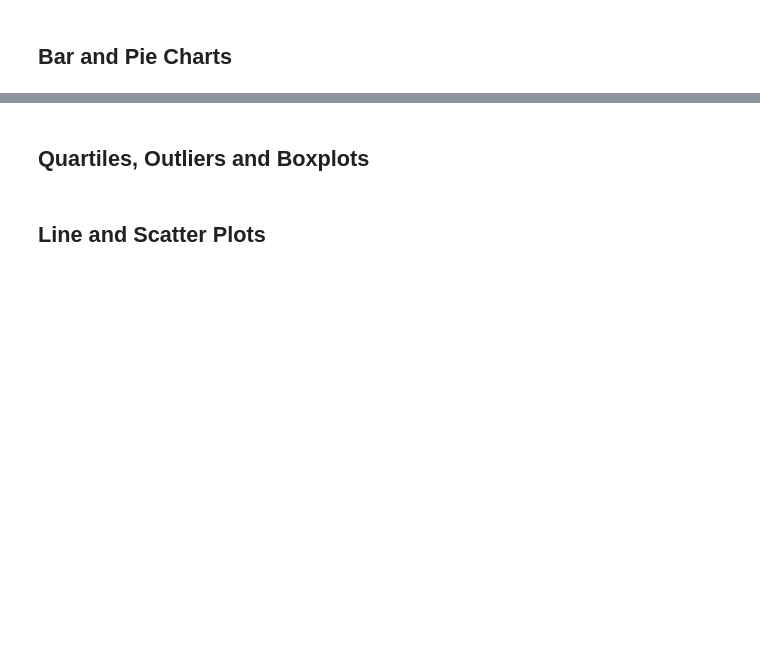
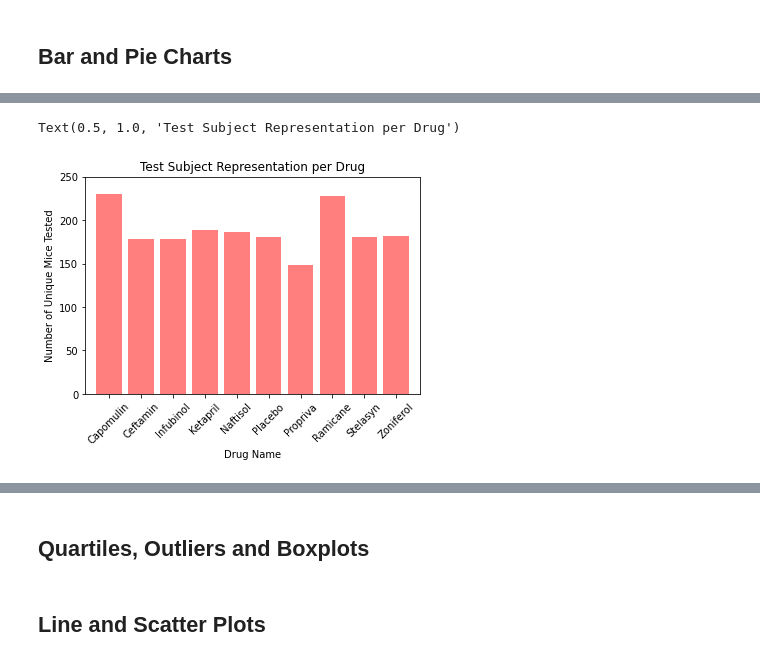
Before and after one commit to drainganggtb/Pymaceuticals-, a Jupyter notebook: Pymaceuticals/pymaceuticals_starter.ipynb, the cells around one changed output, grey strips where cells are left out. Saved outputs shown, nothing was run; the diff lists cells and outputs as text; code cells hidden in the pictures; blank space fills up the shorter version.

```diff
--- a/Pymaceuticals/pymaceuticals_starter.ipynb
+++ b/Pymaceuticals/pymaceuticals_starter.ipynb
@@ -137,0 +160,24 @@ tumor_summary.round(decimals=2)
+# %%
+# Generate a bar plot showing the total number of unique mice tested on each drug regimen using pyplot.
+
+users = [230, 178, 178, 188, 186, 181, 148, 228, 181, 182]
+drugs = ['Capomulin', 'Ceftamin', 'Infubinol', 'Ketapril', 'Naftisol', 'Placebo', 'Propriva', 'Ramicane', 'Stelasyn', 'Zoniferol']
+x_axis = np.arange(len(users))
+
+plt.bar(x_axis, users, color='r', alpha=0.5, align='center')
+
+#set tick values
+tick_locations = [value for value in x_axis]
+plt.xticks(tick_locations, drugs)
+plt.xticks(rotation=45)
+
+#set xlim and ylim
+plt.xlim(-0.75, len(x_axis)-0.25)
+plt.ylim(0, 250)
+
+plt.xlabel("Drug Name")
+plt.ylabel("Number of Unique Mice Tested")
+plt.title("Test Subject Representation per Drug")
+# %% [output]
+Text(0.5, 1.0, 'Test Subject Representation per Drug')
+[figure, added]
```
Also changed, not shown: parts of 5 cells of this notebook.
